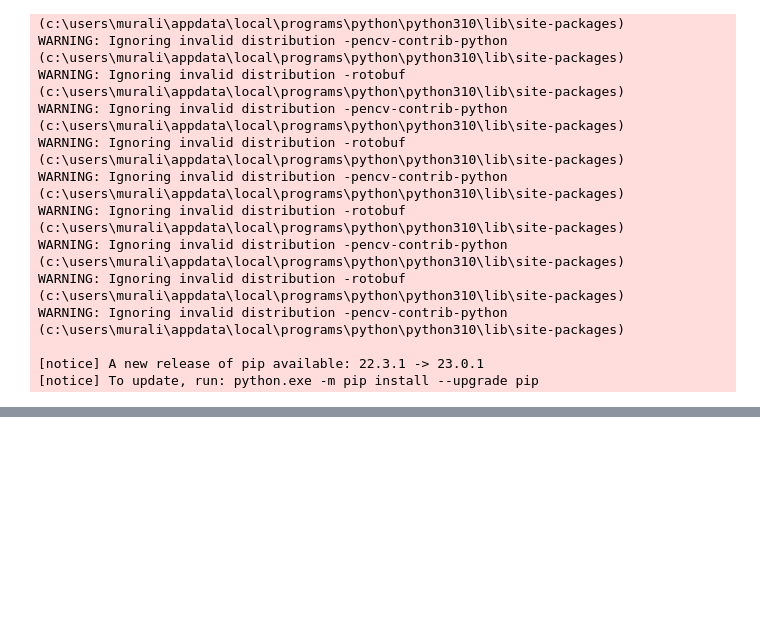
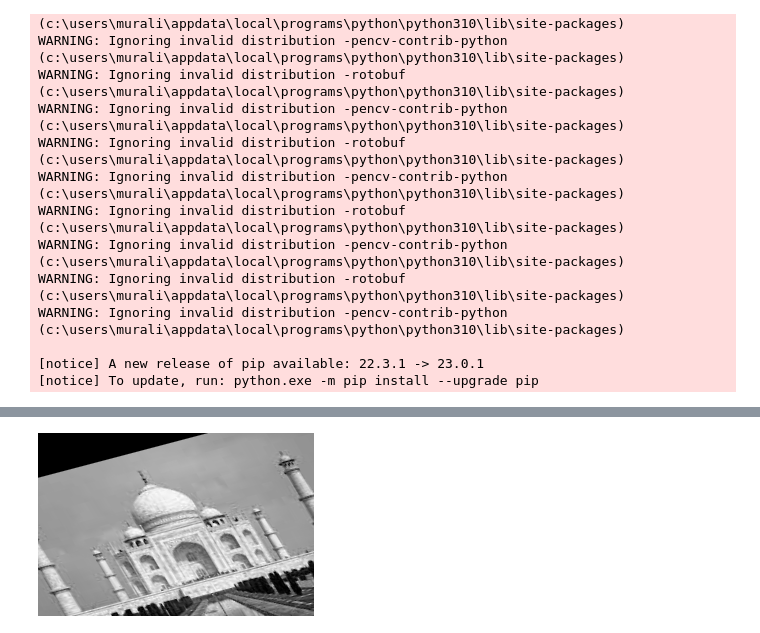
Before and after one commit to harishankar1014/computer-vision-hands-on, a Jupyter notebook: Q3/SURF.ipynb, the cells around one changed output, grey strips where cells are left out. Saved outputs shown, nothing was run; the diff lists cells and outputs as text; code cells hidden in the pictures; blank space fills up the shorter version.

Commit message:
SIFT SURF all transformation

```diff
--- a/Q3/SURF.ipynb
+++ b/Q3/SURF.ipynb
@@ -58,0 +72,15 @@ imshow(img2)
+# %%
+#affine transformation
+rows, cols = f.shape
+pts1 = np.float32([[50, 50],
+                   [200, 50],
+                   [50, 200]])
+
+pts2 = np.float32([[10, 100],
+                   [200, 50],
+                   [100, 250]])
+M = cv.getAffineTransform(pts1, pts2)
+affine_image = cv.warpAffine(f, M, (cols, rows))
+Image.fromarray(affine_image)
+# %% [output]
+[figure, added]
```
Also changed, not shown: parts of 19 cells of this notebook.
